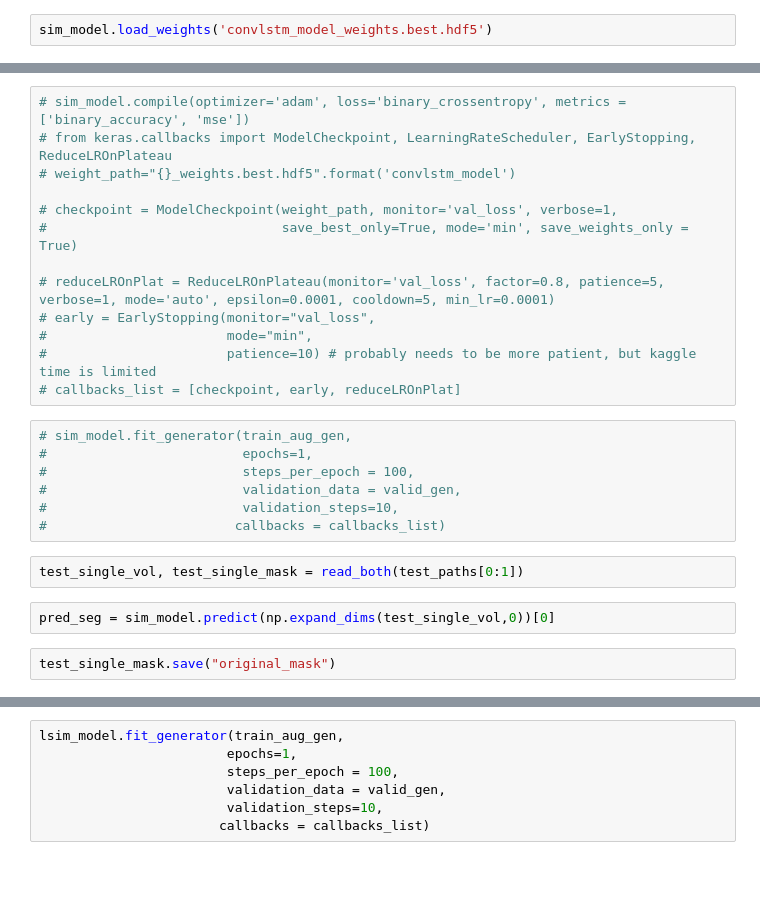
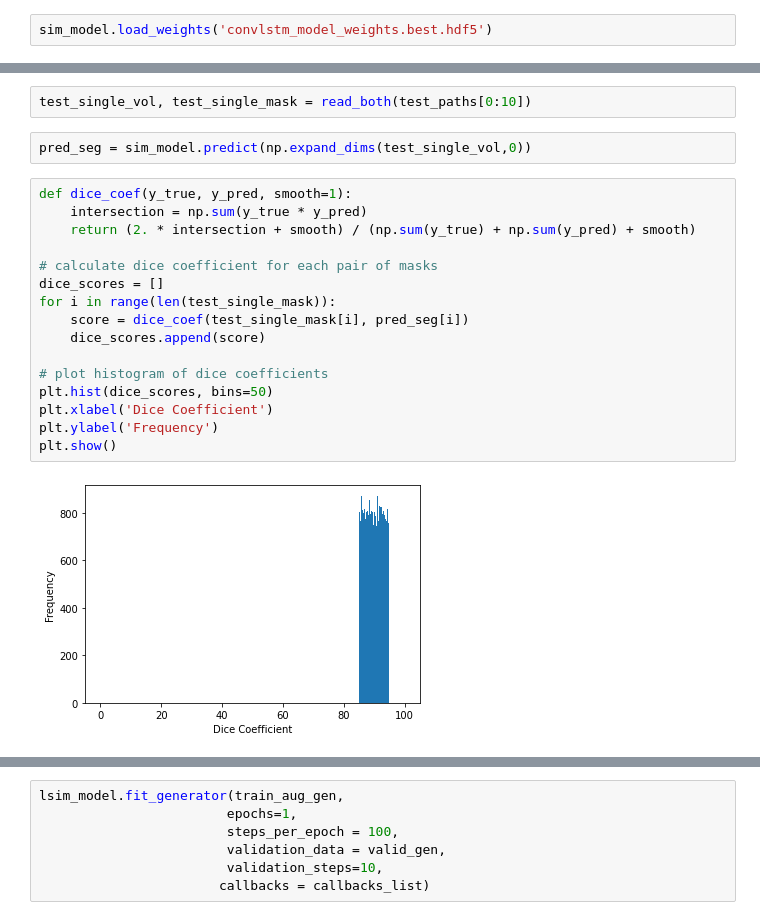
Before and after one commit to kjagini/Lung-Segmentation-of-2D-and-3D-Scans, a Jupyter notebook: Lung Segmentation of 2D and 3D Scans.ipynb, the cells around one changed output, grey strips where cells are left out. Saved outputs shown, nothing was run; the diff lists cells and outputs as text; blank space fills up the shorter version.

```diff
--- a/Lung Segmentation of 2D and 3D Scans.ipynb
+++ b/Lung Segmentation of 2D and 3D Scans.ipynb
@@ -1004,26 +1006,22 @@ sim_model.load_weights('convlstm_model_weights.best.hdf5')
-# %%
-# sim_model.compile(optimizer='adam', loss='binary_crossentropy', metrics = ['binary_accuracy', 'mse'])
-# from keras.callbacks import ModelCheckpoint, LearningRateScheduler, EarlyStopping, ReduceLROnPlateau
-# weight_path="{}_weights.best.hdf5".format('convlstm_model')
-
-# checkpoint = ModelCheckpoint(weight_path, monitor='val_loss', verbose=1,
-#                              save_best_only=True, mode='min', save_weights_only = True)
-
-# reduceLROnPlat = ReduceLROnPlateau(monitor='val_loss', factor=0.8, patience=5, verbose=1, mode='auto', epsilon=0.0001, cooldown=5, min_lr=0.0001)
-# early = EarlyStopping(monitor="val_loss",
-#                       mode="min",
-#                       patience=10) # probably needs to be more patient, but kaggle time is limited
-# callbacks_list = [checkpoint, early, reduceLROnPlat]
-# %%
-# sim_model.fit_generator(train_aug_gen,
-#                         epochs=1,
-#                         steps_per_epoch = 100,
-#                         validation_data = valid_gen,
-#                         validation_steps=10,
-#                        callbacks = callbacks_list)
 # %%
-test_single_vol, test_single_mask = read_both(test_paths[0:1])
+test_single_vol, test_single_mask = read_both(test_paths[0:10])
 # %%
-pred_seg = sim_model.predict(np.expand_dims(test_single_vol,0))[0]
+pred_seg = sim_model.predict(np.expand_dims(test_single_vol,0))
-# %%
-test_single_mask.save("original_mask")
+# %%
+def dice_coef(y_true, y_pred, smooth=1):
+    intersection = np.sum(y_true * y_pred)
+    return (2. * intersection + smooth) / (np.sum(y_true) + np.sum(y_pred) + smooth)
+
+# calculate dice coefficient for each pair of masks
+dice_scores = []
+for i in range(len(test_single_mask)):
+    score = dice_coef(test_single_mask[i], pred_seg[i])
+    dice_scores.append(score)
+
+# plot histogram of dice coefficients
+plt.hist(dice_scores, bins=50)
+plt.xlabel('Dice Coefficient')
+plt.ylabel('Frequency')
+plt.show()
+# %% [output]
+[figure, added]
```
Also changed, not shown: parts of 20 cells of this notebook, 5 other files.
